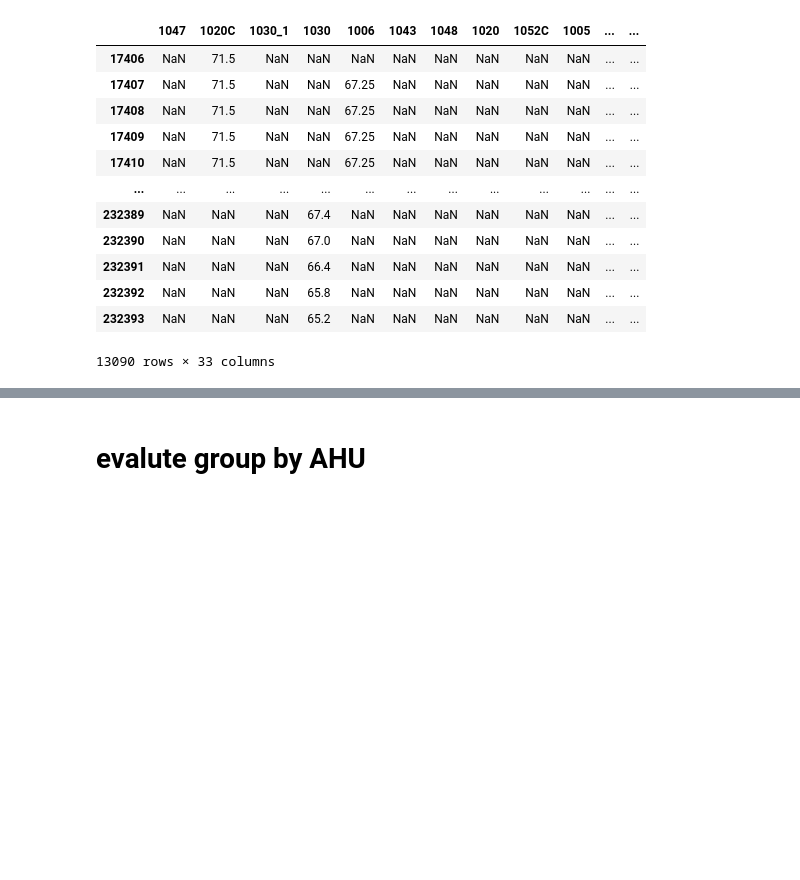
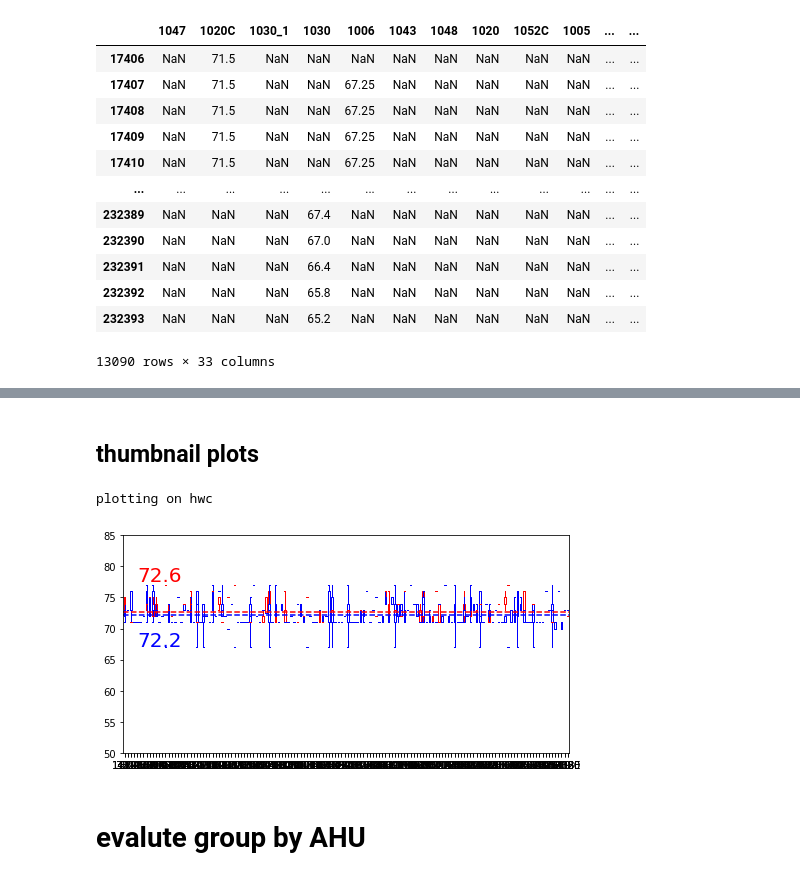
Before and after one commit to ruijis/mortardata_comfort_evaluation, a Jupyter notebook: demo.ipynb, the cells around one changed output, grey strips where cells are left out. Drawn from its saved outputs; the diff is of its cells as text; code cells hidden in the pictures; blank space fills up the shorter version.

```diff
--- a/demo.ipynb
+++ b/demo.ipynb
@@ -402,3 +346,72 @@ plt.show()
+# %% [markdown]
+## thumbnail plots
+# %%
+# get all zone air temperature data on the floor 1 for plot
+for i in qualify_resp.sites[9:10]:
+    print("plotting on", i)
+    metadata_site = client.sparql(query, sites=[i])
+    res_s = pd.DataFrame()
+    res_w = pd.DataFrame()
+
+    for idxi, row in metadata_site.iterrows():
+        md = row.sensor
+        data_sensor = client.data_uris([md])
+        data = data_sensor.data
+        # get a pandas dataframe between start date and end date of the data
+        sd_ns = pd.to_datetime(sd, unit='ns', utc=True)
+        ed_ns = pd.to_datetime(ed, unit='ns', utc=True)
+        df = data[(data['time'] >= sd_ns) & (data['time'] <= ed_ns)]
+        # parse the hour and weekday info and add it as a column
+        df['hr'] = pd.to_datetime(df['time']).dt.hour
+        df['wk'] = pd.to_datetime(df['time']).dt.dayofweek
+        df['mo'] = pd.to_datetime(df['time']).dt.month
+        # create occupied df by normal office hours and by weekdays
+        df_occ = df[(df['hr'] >= sh) & (df['hr'] < eh) &
+                    (df['wk'] >= 0) & (df['wk'] <= 4)]
+        # split the occupied data to the summer and  winter
+        df_occ_sum = df_occ[(df_occ['mo'] >= 6) & (df_occ['mo'] <= 8)]
+        df_occ_win = df_occ[(df_occ['mo'] >= 12) | (df_occ['mo'] <= 2)]
+    #         # concatenate df_occ_sum and df_occ_win
+    #         df_occ_sw = pd.concat([df_occ_sum[['value']], df_occ_win[['value']]], axis=0)
+        name = re.split('RM(.+)_room', row.room)[-2]
+        df_occ_s = df_occ_sum[['value']].rename({'value': name}, axis=1)
+        df_occ_w = df_occ_win[['value']].rename({'value': name}, axis=1)
+        # store the dataframe into a new column
+        res_s = pd.concat([res_s, df_occ_s], axis=1)
+        res_w = pd.concat([res_w, df_occ_w], axis=1)
+
+
+    # drop all zeros in the dataframe
+    res_s = res_s[res_s!= 0]
+    res_w = res_w[res_w!= 0]
+
+    import numpy as np
+    import matplotlib.pyplot as plt
+    from matplotlib.ticker import MaxNLocator
+
+    fig, ax = plt.subplots(1, figsize=(8, 4))
+    # plot the summer and winter pandas dataframe
+    # , showfliers=False
+    res_s.boxplot(color='red', showfliers=False)
+    res_w.boxplot(color='blue', showfliers=False)
+    # setup the F yaxis and C yaxis
+    ax.set_yticks(np.arange(50, 90, 5))
+    ax.tick_params(labelsize=10)
+    # change the font size of ytick, and not display the xaxis
+    # add the range lines
+    m_s = res_s.mean().mean()
+    m_w = res_w.mean().mean()
+    ax.axhline(y=m_s,color='red',linestyle='--')
+    ax.axhline(y=m_w,color='blue',linestyle='--')
+    ax.text(5, m_s+5, str(round(m_s, 2)), fontsize=20, color='red')
+    ax.text(5, m_w-5, str(round(m_w, 2)), fontsize=20, color='blue')
+    # add legend
+    # turn off the grid
+    plt.grid(False)
+    plt.show()
+# %% [output]
+plotting on hwc
+[figure, added]
 # %% [markdown]
 # evalute group by AHU
 # %%
```
Also changed, not shown: parts of 18 cells of this notebook.
